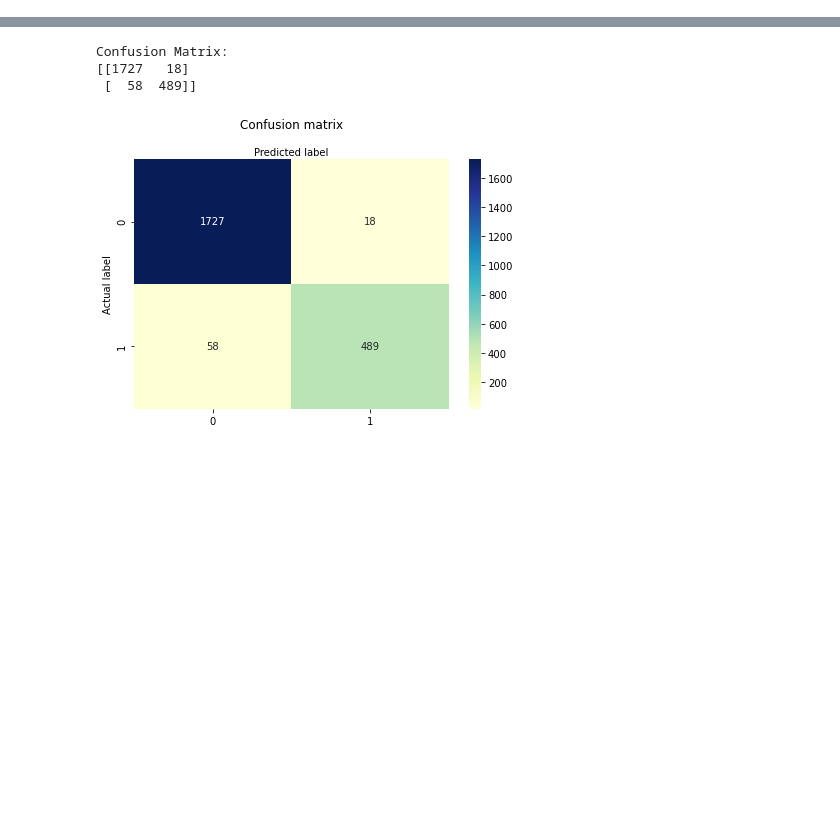
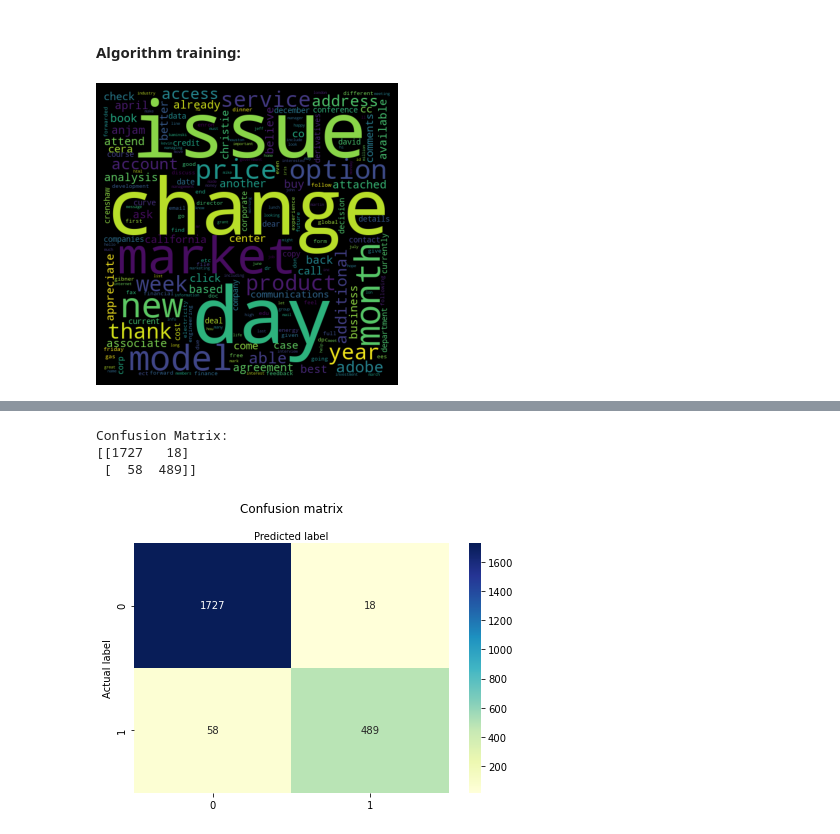
Before and after one commit to CSpanias/spam_filter_bootcamp, a Jupyter notebook: scikit_gradient_boosting.ipynb, the cells around one changed output, grey strips where cells are left out. Drawn from its saved outputs; the diff is of its cells as text; code cells hidden in the pictures; blank space fills up the shorter version.

```diff
--- a/scikit_gradient_boosting.ipynb
+++ b/scikit_gradient_boosting.ipynb
@@ -1,3 +1,5 @@
+# %% [markdown]
+#### Algorithm training:
 # %%
 import numpy as np
 import pandas as pd
@@ -19,5 +24,16 @@ vectorizer = CountVectorizer(max_features=500, stop_words=['subject'])
 X = vectorizer.fit_transform(train_data.text)
 features = vectorizer.get_feature_names() # to check feature names if required
 X_train = X.toarray()
+# %%
+# Creating wordcloud
+
+spam_wordcloud = WordCloud(width=512, height=512).generate(' '.join(features))
+plt.figure(facecolor='k')
+plt.imshow(spam_wordcloud)
+plt.axis('off')
+plt.tight_layout(pad=0)
+plt.show()
+# %% [output]
+[figure, added]
 # %%
 # Splitting the dataset
```
Also changed, not shown: parts of 16 cells of this notebook.
